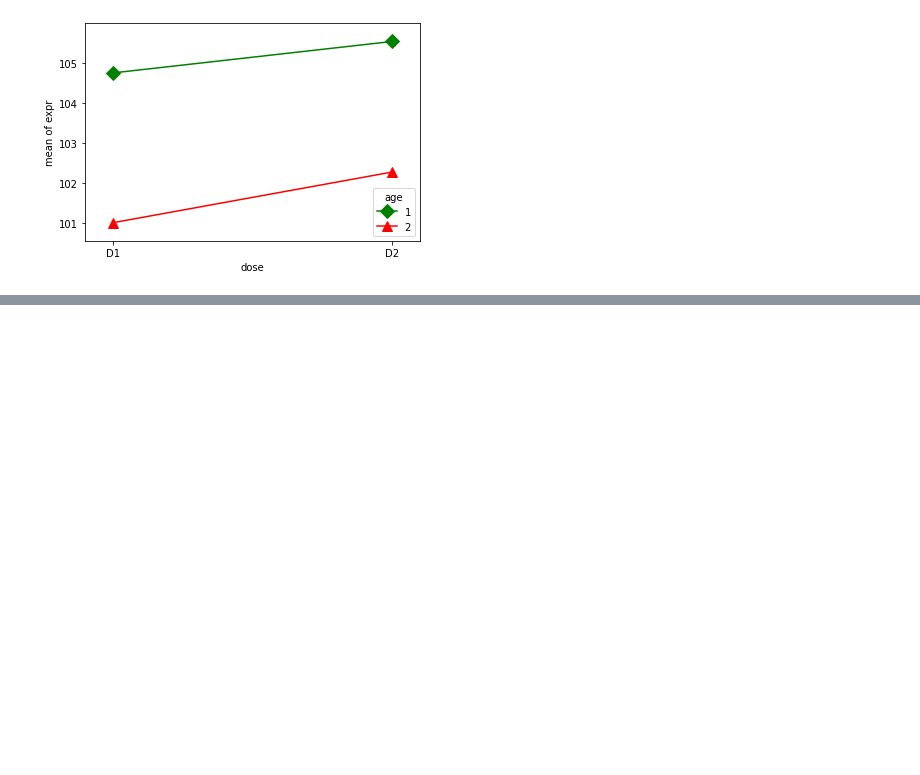
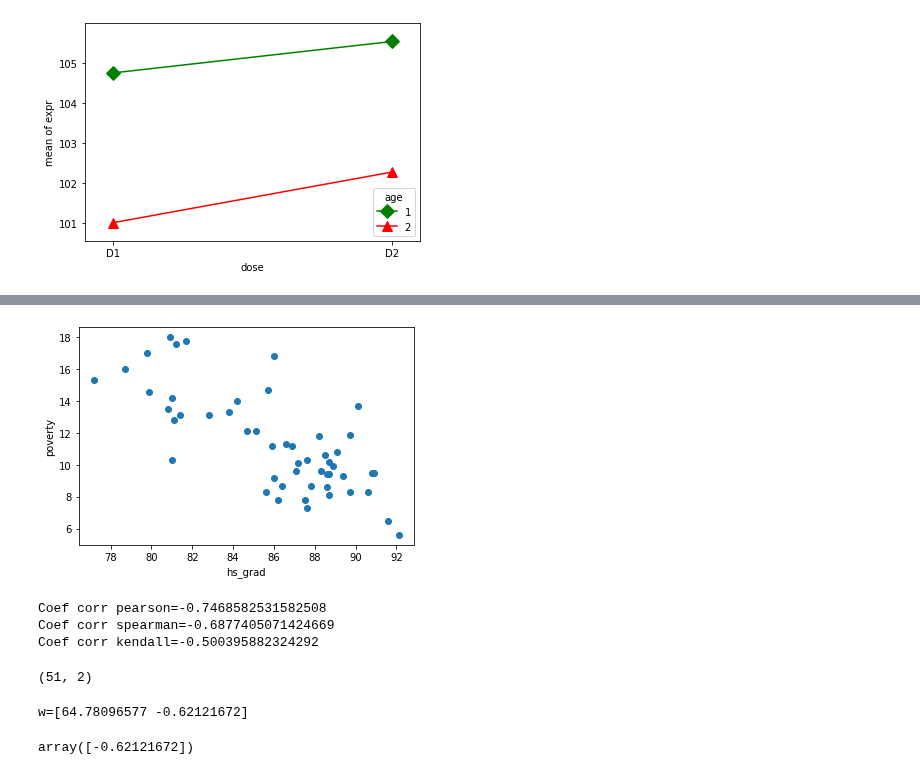
Before and after one commit to Stynic/train_ml_math, a Jupyter notebook: statistic/module_3/lessons_by_week3_by_stepic.ipynb, the cells around one changed output, grey strips where cells are left out. Saved outputs shown, nothing was run; the diff lists cells and outputs as text; code cells hidden in the pictures; blank space fills up the shorter version.

Commit message:
continued to decide curse about statistics on stepik
continued to decide curse about statistics on stepik

```diff
--- a/statistic/module_3/lessons_by_week3_by_stepic.ipynb
+++ b/statistic/module_3/lessons_by_week3_by_stepic.ipynb
@@ -79,3 +79,10 @@ fig = interaction_plot(df.dose,
                        markers=['D', '^'], ms=10)
 # %% [output]
 [figure]
+# %%
+import pandas as pd
+import numpy as np
+import matplotlib.pyplot as plt
+
+data = pd.read_csv('http://d396qusza40orc.cloudfront.net/statistics/lec_resources/states.csv', sep=',')
+data.head()
@@ -81,0 +96,39 @@ fig = interaction_plot(df.dose,
+# %%
+X = data['hs_grad'].values
+y = data['poverty'].values
+E = np.ones(X.shape[0]).reshape(-1, 1)
+# %%
+from scipy.stats import pearsonr, spearmanr, kendalltau
+from scipy.stats import linregress
+
+plt.scatter(X, y)
+plt.xlabel('hs_grad')
+plt.ylabel('poverty')
+plt.show()
+data[['hs_grad', 'poverty']].describe()
+print(f'Coef corr pearson={pearsonr(X, y)[0]}')
+print(f'Coef corr spearman={spearmanr(X, y)[0]}')
+print(f'Coef corr kendall={kendalltau(X, y)[0]}')
+# %% [output]
+[figure, added]
+Coef corr pearson=-0.7468582531582508
+Coef corr spearman=-0.6877405071424669
+Coef corr kendall=-0.500395882324292
+# %%
+X_concat = np.concatenate((E, X.reshape(-1, 1)), axis=1)
+X_concat.shape
+# %% [output]
+(51, 2)
+# %%
+w = np.linalg.inv(X_concat.T.dot(X_concat)).dot(X_concat.T).dot(y)
+print(f'w={w}')
+pre_y = (X_concat*w).sum(axis=1)
+# %% [output]
+w=[64.78096577 -0.62121672]
+# %%
+from sklearn.linear_model import LinearRegression
+
+linear_model = LinearRegression().fit(X.reshape(-1, 1), y)
+linear_model.coef_
+# %% [output]
+array([-0.62121672])
```
Also changed, not shown: parts of 6 cells of this notebook, 1 other file.
